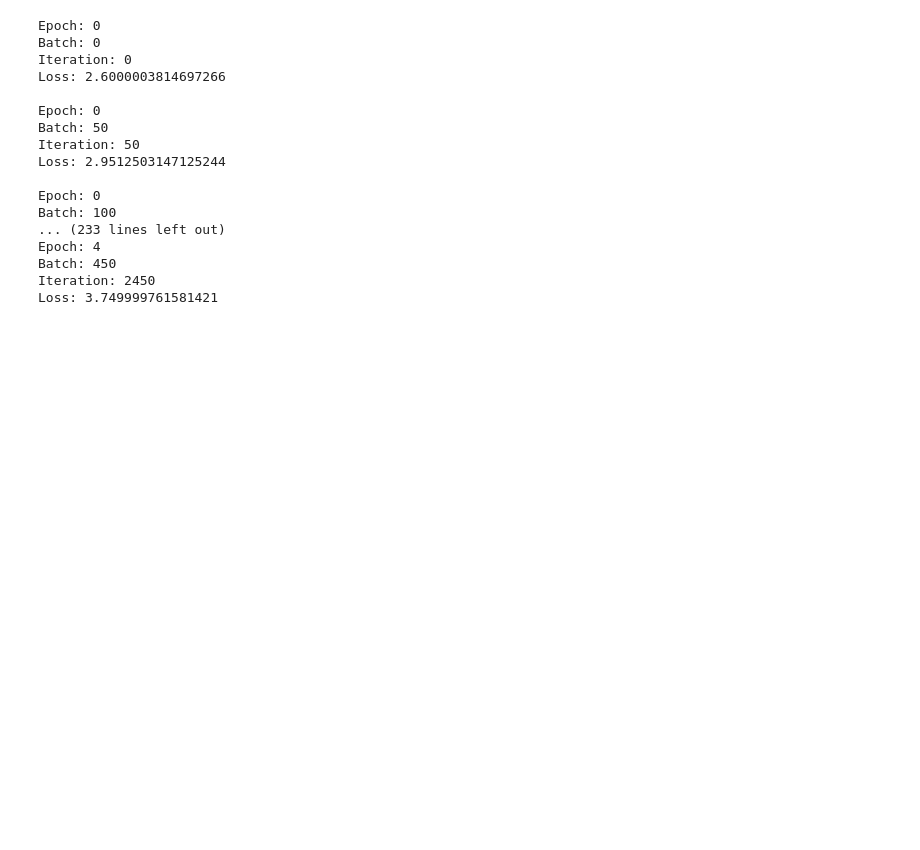
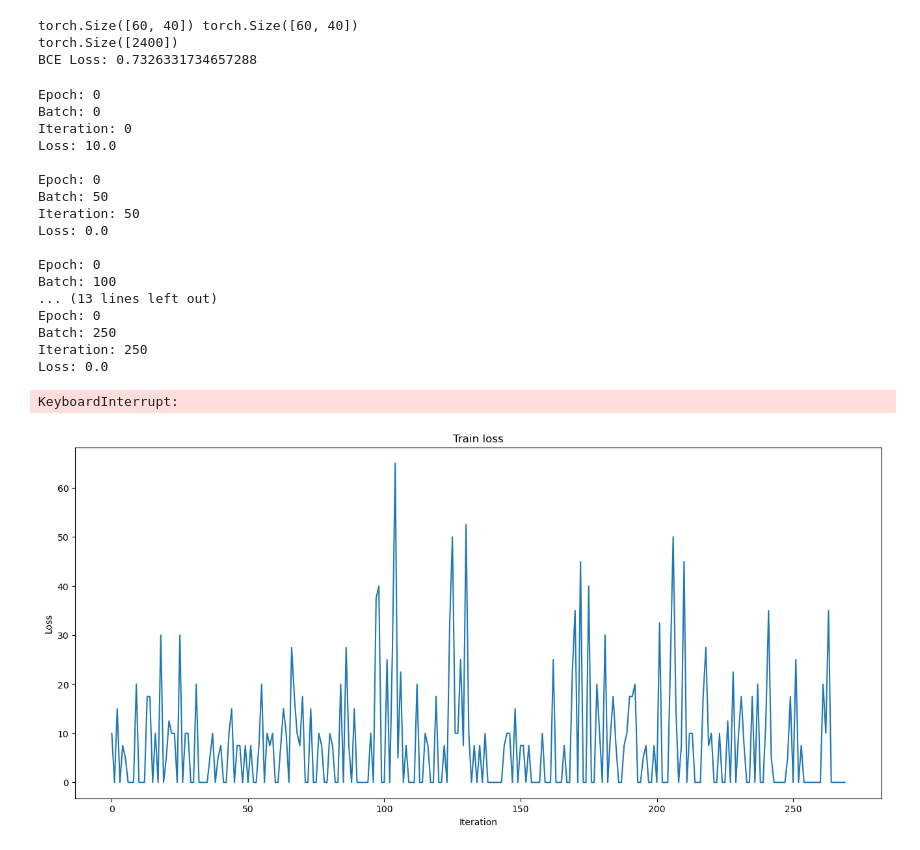
Before and after one commit to enlupi/SNN-MUC, a Jupyter notebook: Scripts/preciseTimingEncoding.ipynb, the cells around one changed output. Cells and saved outputs as stored; diff of their text form; code cells hidden in the pictures; blank space fills up the shorter version.

```diff
--- a/Scripts/preciseTimingEncoding.ipynb
+++ b/Scripts/preciseTimingEncoding.ipynb
@@ -146,0 +102,5 @@ def get_target_train(target,num_step=40,plain=True):
+# %%
+batch_size = 60
+nw=0
+
+train_loader = DataLoader(train_dataset, batch_size=batch_size, shuffle=False, num_workers=nw)
@@ -148,7 +140,7 @@ def get_target_train(target,num_step=40,plain=True):
 # Network Architecture
 num_inputs = ps.NLAYERS*ps.NWIRES
 num_hidden = 100
-num_outputs = 1#num_inputs
+num_outputs = 2#num_inputs
 
 # Temporal Dynamics
 num_steps = 40
@@ -220,14 +197,41 @@ def train_printer(net, data, targets, batch_size, epoch, counter, iter_counter,
 batch_size = 60
 nw=0
 
-train_loader = DataLoader(train_dataset, batch_size=batch_size, shuffle=True, num_workers=nw)
+train_loader = DataLoader(train_dataset, batch_size=batch_size, shuffle=False, num_workers=nw)
+# %%
+import torch
+import torch.nn as nn
+
+# Assuming your batch size is 60 and each element has 40 values
+batch_size = 60
+num_elements = 40
+
+# Generate some random data for demonstration purposes
+predictions = torch.rand((batch_size, num_elements))
+targets = torch.randint(0, 2, size=(batch_size, num_elements), dtype=torch.float32)
+
+# Use sigmoid to squash the predictions between 0 and 1
+predictions = torch.sigmoid(predictions)
+
+print(targets.shape,predictions.shape)
+# Create the BCE loss function
+bce_loss = nn.BCELoss()
+
+print(predictions.view(-1).shape)
+# Compute the loss element-wise and then take the mean
+loss = bce_loss(predictions.view(-1), targets.view(-1))
+
+print("BCE Loss:", loss.item())
+# %% [output]
+torch.Size([60, 40]) torch.Size([60, 40])
+torch.Size([2400])
+BCE Loss: 0.7326331734657288
 # %%
 num_epochs = 5
 loss_hist = []
 iter_counter = 0
 
-#loss = nn.MSELoss()
-loss_fn = nn.MSELoss()
+loss_fn = nn.BCELoss()
 optimizer = torch.optim.Adam(net.parameters(), lr=5e-4, betas=(0.9, 0.999))
 
 
@@ -240,18 +244,20 @@ for epoch in range(num_epochs):
         targets_it = targets_it.to(device)
 
         # create spike train
-        spike_in = custom_spikegen(data_it, num_steps)
+        spike_in = custom_spikegen(data_it, num_steps,False)
+        spike_targets = custom_spikegen(targets_it, num_steps,True)
+
         spike_in = spike_in.to(device)
+        spike_targets = spike_targets.to(device)
+
 
         # forward pass
         net.train()
         spk_rec, mem_rec = net(spike_in.view(num_steps, batch_size, -1))
 
         loss_val = torch.tensor(0.)
-        # initialize the loss & sum over time
-        for i in range(batch_size):
-
-            loss_val += loss_fn(spk_rec[:,i], targets_it[i,:])
+        for batch_ind in range(batch_size):
+            loss_val += loss_fn(spk_rec.squeeze().t()[batch_ind], spike_targets.t()[batch_ind])
 
         # Gradient calculation + weight update
         optimizer.zero_grad()
@@ -273,17 +279,29 @@ for epoch in range(num_epochs):
 Epoch: 0
 Batch: 0
 Iteration: 0
-Loss: 2.6000003814697266
+Loss: 10.0
 
 Epoch: 0
 Batch: 50
 Iteration: 50
-Loss: 2.9512503147125244
+Loss: 0.0
 
 Epoch: 0
 Batch: 100
-... (233 lines left out)
-Epoch: 4
-Batch: 450
-Iteration: 2450
-Loss: 3.749999761581421
+... (13 lines left out)
+Epoch: 0
+Batch: 250
+Iteration: 250
+Loss: 0.0
+KeyboardInterrupt:
+# %%
+# Plot Loss
+fig = plt.figure(facecolor="w", figsize=(16, 7))
+plt.plot(loss_hist)
+plt.title("Train loss")
+plt.xlabel("Iteration")
+plt.ylabel("Loss")
+#plt.yscale("log")
+plt.show()
+# %% [output]
+[figure, added]
```
Also changed, not shown: parts of 7 cells of this notebook.
